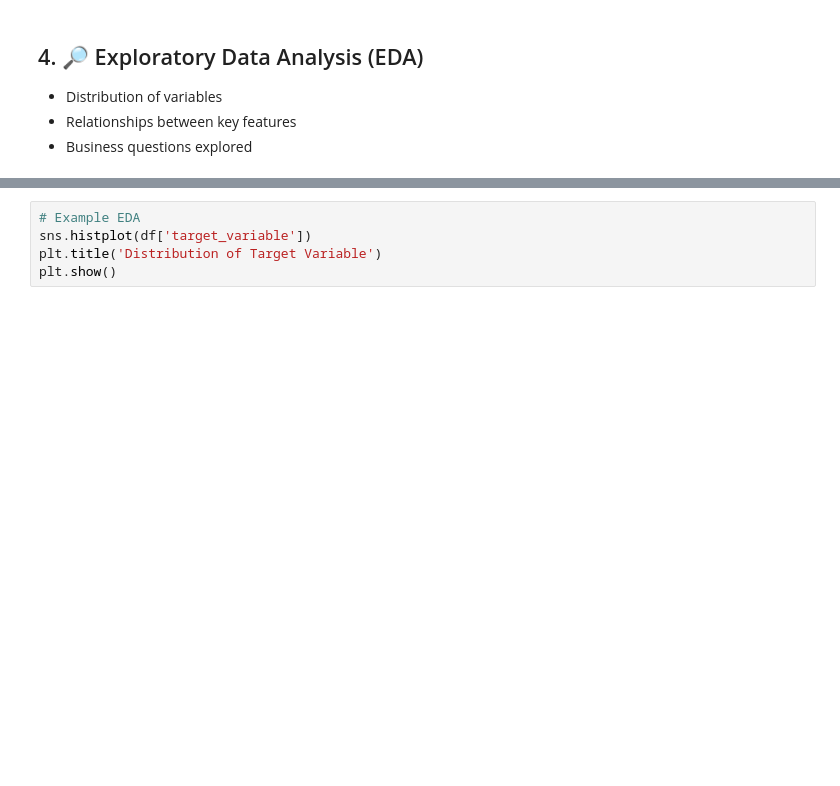
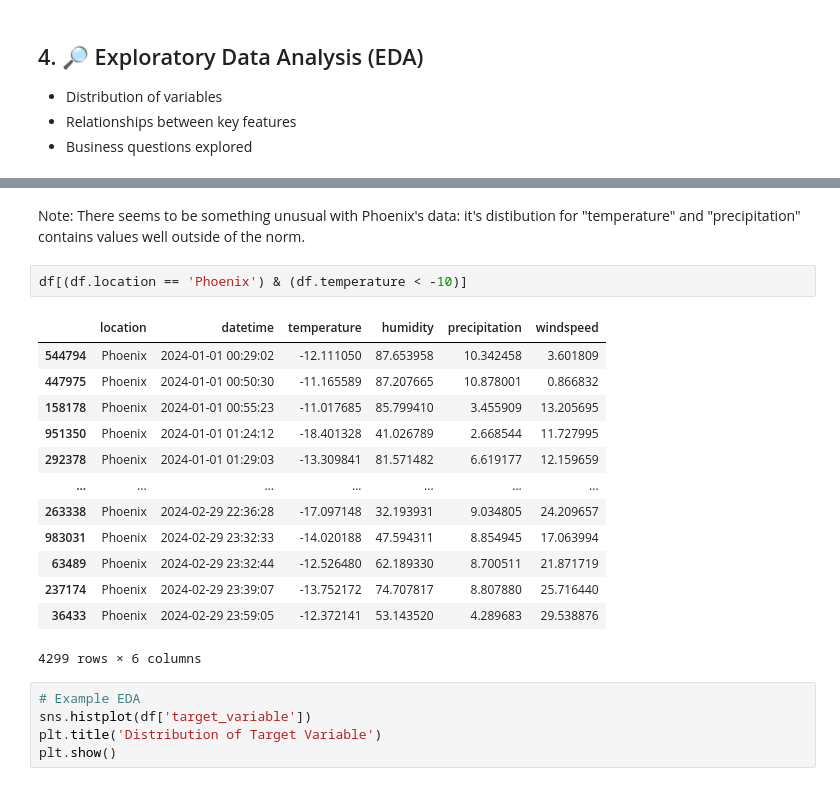
Before and after one commit to kozmik-moore/simple-weather-analysis, a Jupyter notebook: notebooks/notebook.ipynb, the cells around one changed output, grey strips where cells are left out. Drawn from its saved outputs; the diff is of its cells as text; blank space fills up the shorter version.

```diff
--- a/notebooks/notebook.ipynb
+++ b/notebooks/notebook.ipynb
@@ -208,3 +212,22 @@ There are 4121 duplicated rows, based on "location" and "datetime". Because this
+# %% [markdown]
+Note:
+There seems to be something unusual with Phoenix's data: it's distibution for "temperature" and "precipitation" contains values well outside of the norm.
+# %%
+df[(df.location == 'Phoenix') & (df.temperature < -10)]
+# %% [output]
+|  | location | datetime | temperature | humidity | precipitation | windspeed |
+| 544794 | Phoenix | 2024-01-01 00:29:02 | -12.111050 | 87.653958 | 10.342458 | 3.601809 |
+| 447975 | Phoenix | 2024-01-01 00:50:30 | -11.165589 | 87.207665 | 10.878001 | 0.866832 |
+| 158178 | Phoenix | 2024-01-01 00:55:23 | -11.017685 | 85.799410 | 3.455909 | 13.205695 |
+| 951350 | Phoenix | 2024-01-01 01:24:12 | -18.401328 | 41.026789 | 2.668544 | 11.727995 |
+| 292378 | Phoenix | 2024-01-01 01:29:03 | -13.309841 | 81.571482 | 6.619177 | 12.159659 |
+| ... | ... | ... | ... | ... | ... | ... |
+| 263338 | Phoenix | 2024-02-29 22:36:28 | -17.097148 | 32.193931 | 9.034805 | 24.209657 |
+| 983031 | Phoenix | 2024-02-29 23:32:33 | -14.020188 | 47.594311 | 8.854945 | 17.063994 |
+| 63489 | Phoenix | 2024-02-29 23:32:44 | -12.526480 | 62.189330 | 8.700511 | 21.871719 |
+| 237174 | Phoenix | 2024-02-29 23:39:07 | -13.752172 | 74.707817 | 8.807880 | 25.716440 |
+| 36433 | Phoenix | 2024-02-29 23:59:05 | -12.372141 | 53.143520 | 4.289683 | 29.538876 |
+4299 rows × 6 columns
 # %%
 # Example EDA
 sns.histplot(df['target_variable'])
```
Also changed, not shown: parts of 3 cells of this notebook.
